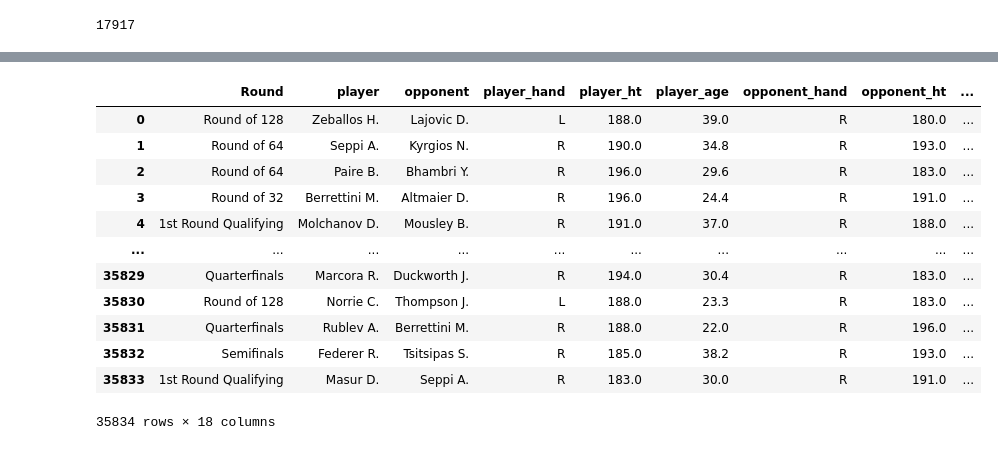
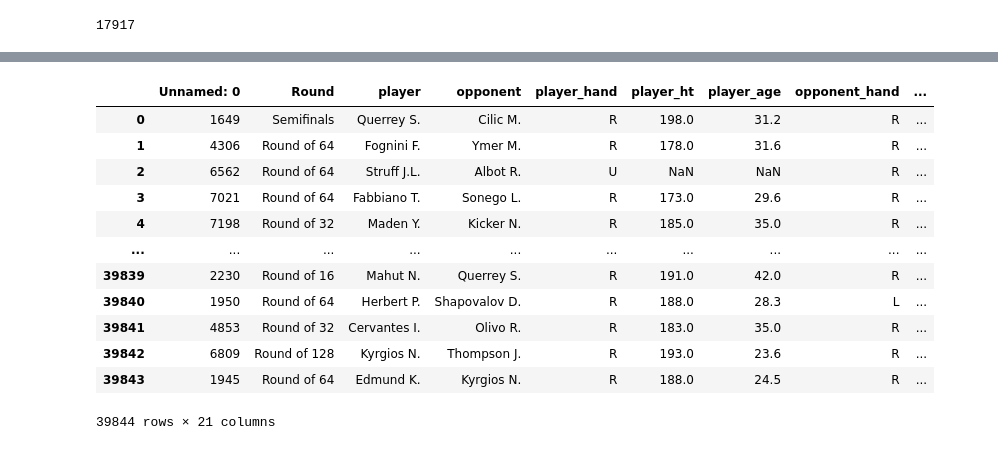
Before and after one commit to Farnaaaz/TenniMatchPrediction, a Jupyter notebook: modelling.ipynb, the cells around one changed output, grey strips where cells are left out. Cells and saved outputs as stored; diff of their text form; code cells hidden in the pictures.

```diff
--- a/modelling.ipynb
+++ b/modelling.ipynb
@@ -145,12 +135,12 @@ countryList = [
 ]
 # %%
 import re
+def fixCountryName(df):
+    newCountryName = df.copy()
+    newCountryName["Location"] = newCountryName["Location"].str.replace('_'," ")
+    newCountryName["Location"] = newCountryName["Location"].str.replace('-'," ")
 
-newCountryName = df1.copy()
-newCountryName["Location"] = newCountryName["Location"].str.replace('_'," ")
-newCountryName["Location"] = newCountryName["Location"].str.replace('-'," ")
-
-for country in countryList:
-    for i in range(len(country)):
-        newCountryName["Location"] = newCountryName["Location"].str.replace('.*'+country[i]+'.*', country[0], flags=re.IGNORECASE, regex=True)
-newCountryName["Location"].unique()
+    for country in countryList:
+        for i in range(len(country)):
+            newCountryName["Location"] = newCountryName["Location"].str.replace('.*'+country[i]+'.*', country[0], flags=re.IGNORECASE, regex=True)
+    return newCountryName
@@ -162,6 +147,7 @@ array(['FRA', 'USA', 'IND', 'DEU', 'NLD', 'ARE', 'CHE', 'TUR', 'ITA',
 # %%
-df1_home_country = newCountryName.copy()
-df1_home_country['is_player_home_country'] = np.equal(df1_home_country['Location'], df1_home_country['player_nationality'])
-df1_home_country['is_opponent_home_country'] = np.equal(df1_home_country['Location'], df1_home_country['opponent_nationality'])
-df1_home_country.drop(columns=["Location",'player_nationality', 'opponent_nationality'], inplace=True)
-df1_home_country
+def isHomeCountry(df):
+    df1_home_country = df.copy()
+    df1_home_country['is_player_home_country'] = np.equal(df1_home_country['Location'], df1_home_country['player_nationality'])
+    df1_home_country['is_opponent_home_country'] = np.equal(df1_home_country['Location'], df1_home_country['opponent_nationality'])
+    df1_home_country.drop(columns=["Location",'player_nationality', 'opponent_nationality'], inplace=True)
+    return df1_home_country
@@ -194,20 +164,33 @@ split_date(df1_home_country).to_csv('modeling data/df1_with_home.csv', index=Fal
+# %%
+def startToHome(df):
+    df_target = df.copy()
+    df_target_win = addingWinnerColumn(df_target)
+    df_target_player = fixPlayerRank(df_target_win)
+    df_target_country = fixCountryName(df_target_player)
+    df_target_home = isHomeCountry(df_target_country)
+    df_target_dates = split_date(df_target_home)
+    return df_target_dates
 # %%
-df_home = pd.read_csv("modeling data/df1_with_home.csv")
-df_home
+# df_home = pd.read_csv("modeling data/df1_with_home.csv")
+df_home = startToHome(df1_no_nulls)
+df_drop_nulls = startToHome(df_drop_nulls)
+
+raw_df = startToHome(first_df1)
+raw_df
 # %% [output]
-|  | Round | player | opponent | player_hand | player_ht | player_age | opponent_hand | opponent_ht | ... |
-| 0 | Round of 128 | Zeballos H. | Lajovic D. | L | 188.0 | 39.0 | R | 180.0 | ... |
-| 1 | Round of 64 | Seppi A. | Kyrgios N. | R | 190.0 | 34.8 | R | 193.0 | ... |
-| 2 | Round of 64 | Paire B. | Bhambri Y. | R | 196.0 | 29.6 | R | 183.0 | ... |
-| 3 | Round of 32 | Berrettini M. | Altmaier D. | R | 196.0 | 24.4 | R | 191.0 | ... |
-| 4 | 1st Round Qualifying | Molchanov D. | Mousley B. | R | 191.0 | 37.0 | R | 188.0 | ... |
+|  | Unnamed: 0 | Round | player | opponent | player_hand | player_ht | player_age | opponent_hand | ... |
+| 0 | 1649 | Semifinals | Querrey S. | Cilic M. | R | 198.0 | 31.2 | R | ... |
+| 1 | 4306 | Round of 64 | Fognini F. | Ymer M. | R | 178.0 | 31.6 | R | ... |
+| 2 | 6562 | Round of 64 | Struff J.L. | Albot R. | U | NaN | NaN | R | ... |
+| 3 | 7021 | Round of 64 | Fabbiano T. | Sonego L. | R | 173.0 | 29.6 | R | ... |
+| 4 | 7198 | Round of 32 | Maden Y. | Kicker N. | R | 185.0 | 35.0 | R | ... |
 | ... | ... | ... | ... | ... | ... | ... | ... | ... | ... |
-| 35829 | Quarterfinals | Marcora R. | Duckworth J. | R | 194.0 | 30.4 | R | 183.0 | ... |
-| 35830 | Round of 128 | Norrie C. | Thompson J. | L | 188.0 | 23.3 | R | 183.0 | ... |
-| 35831 | Quarterfinals | Rublev A. | Berrettini M. | R | 188.0 | 22.0 | R | 196.0 | ... |
-| 35832 | Semifinals | Federer R. | Tsitsipas S. | R | 185.0 | 38.2 | R | 193.0 | ... |
-| 35833 | 1st Round Qualifying | Masur D. | Seppi A. | R | 183.0 | 30.0 | R | 191.0 | ... |
+| 39839 | 2230 | Round of 16 | Mahut N. | Querrey S. | R | 191.0 | 42.0 | R | ... |
+| 39840 | 1950 | Round of 64 | Herbert P. | Shapovalov D. | R | 188.0 | 28.3 | L | ... |
+| 39841 | 4853 | Round of 32 | Cervantes I. | Olivo R. | R | 183.0 | 35.0 | R | ... |
+| 39842 | 6809 | Round of 128 | Kyrgios N. | Thompson J. | R | 193.0 | 23.6 | R | ... |
+| 39843 | 1945 | Round of 64 | Edmund K. | Kyrgios N. | R | 188.0 | 24.5 | R | ... |
-35834 rows × 18 columns
+39844 rows × 21 columns
 # %%
 df_outlier1 = df_home.copy()
 def detect_outliers(df, column, threshold=4):
```
Also changed, not shown: parts of 25 cells of this notebook, 1 other file.
